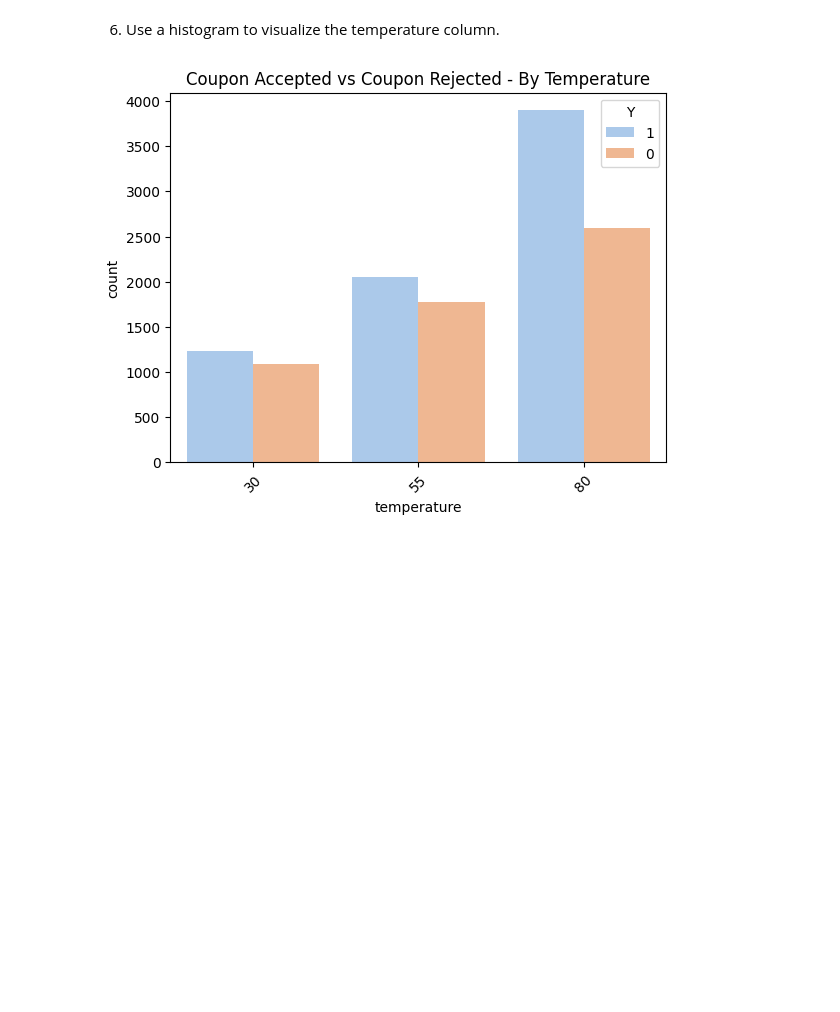
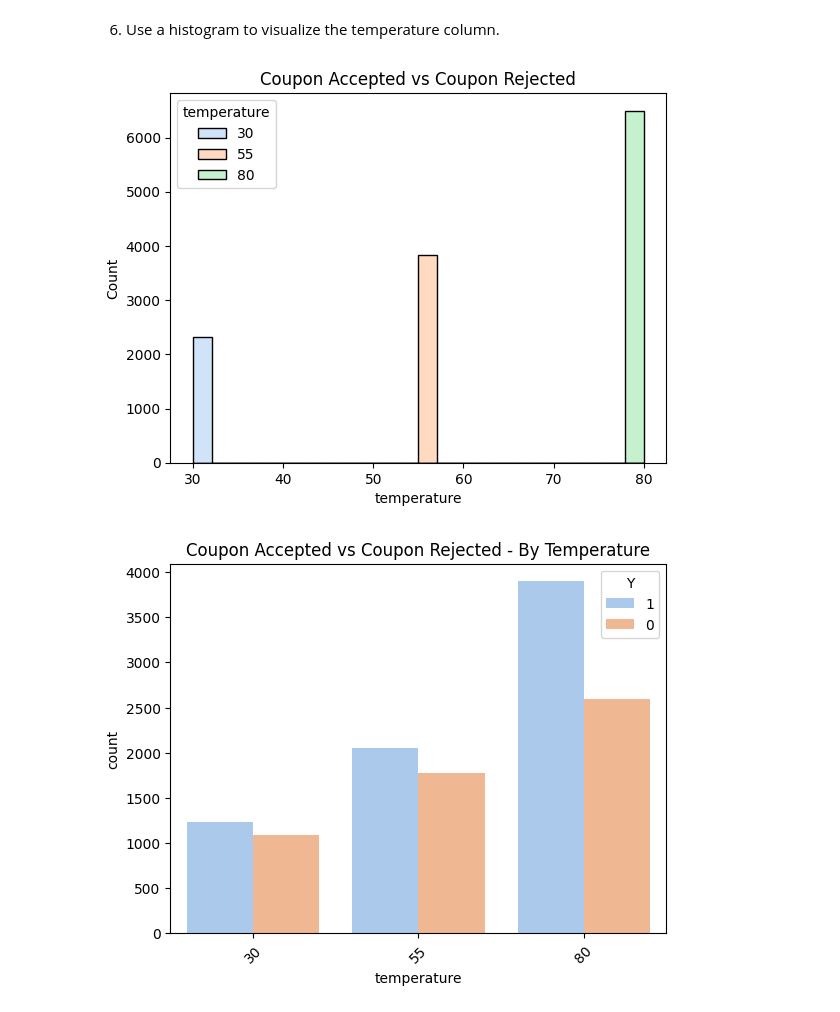
Before and after one commit to ArunKumarGanesan716/UC-B-Assignment-1, a Jupyter notebook: prompt.ipynb, the cells around one changed output. Cells and saved outputs as stored; diff of their text form; code cells hidden in the pictures; blank space fills up the shorter version.

```diff
--- a/prompt.ipynb
+++ b/prompt.ipynb
@@ -269,6 +279,11 @@ plt.show()
 6. Use a histogram to visualize the temperature column.
 # %%
 px.histogram(cleaned_data, x='temperature', title='Coupon Accepted vs Coupon Rejected', barmode='group', marginal='violin').show()
+sns.histplot(data=cleaned_data, x='temperature', hue="temperature", palette='pastel', kde=True)
+plt.title('Coupon Accepted vs Coupon Rejected')
+plt.show()
+# %% [output]
+[figure, added]
 # %%
 sns.countplot(x='temperature', data=cleaned_data, palette='pastel', hue='Y', hue_order=[1, 0])
 plt.xticks(rotation=45)
```
Also changed, not shown: parts of 11 cells of this notebook.
